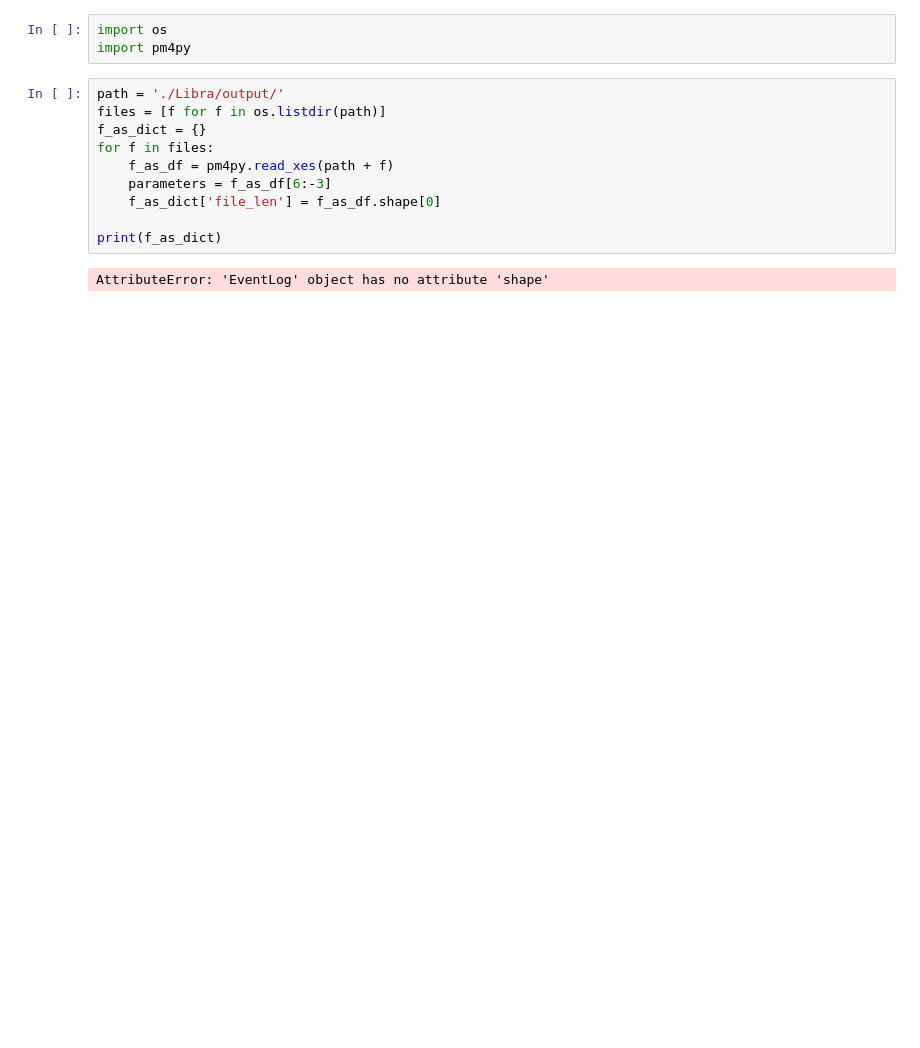
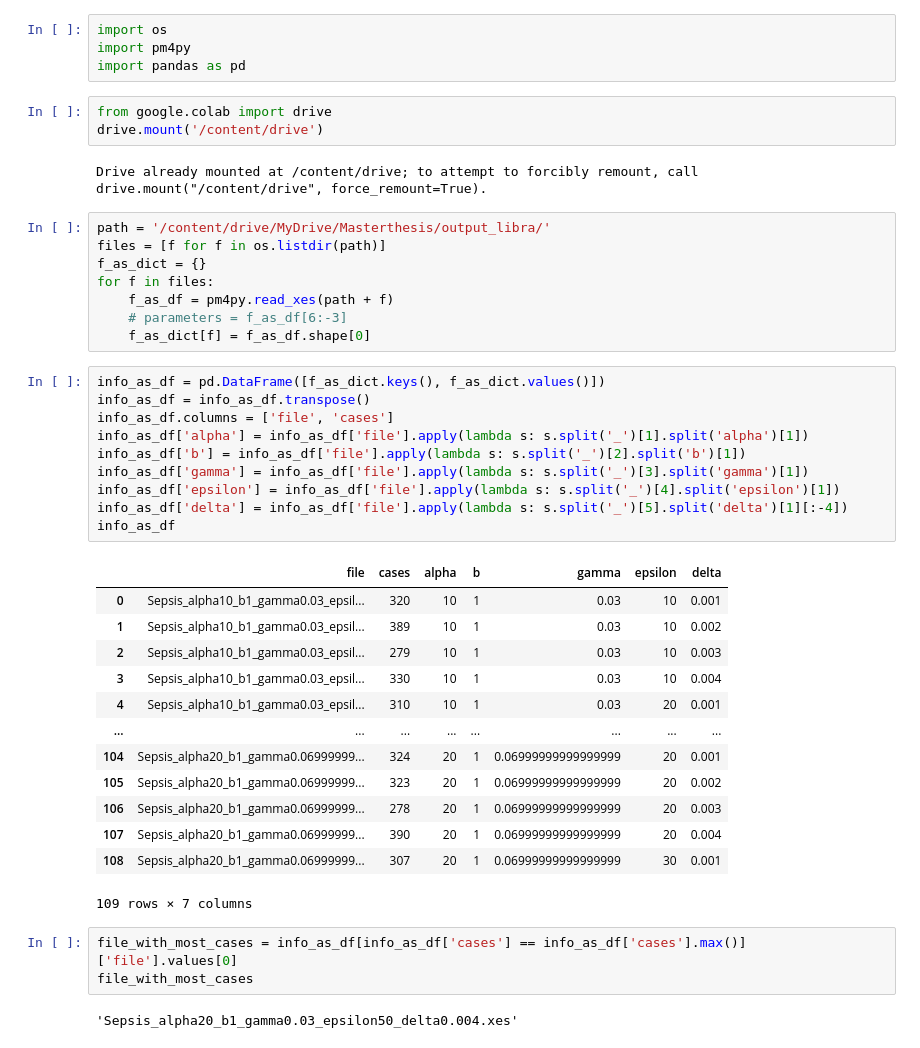
Before and after one commit to fahaerte/privacy_confidentiality_in_process_mining, a Jupyter notebook: Libra_Output_Analysis.ipynb, the cells around one changed output. Drawn from its saved outputs; the diff is of its cells as text; blank space fills up the shorter version.

```diff
--- a/Libra_Output_Analysis.ipynb
+++ b/Libra_Output_Analysis.ipynb
@@ -1,15 +21,46 @@
 # %%
 import os
 import pm4py
+import pandas as pd
+# %%
+from google.colab import drive
+drive.mount('/content/drive')
+# %% [output]
+Drive already mounted at /content/drive; to attempt to forcibly remount, call drive.mount("/content/drive", force_remount=True).
 # %%
-path = './Libra/output/'
+path = '/content/drive/MyDrive/Masterthesis/output_libra/'
 files = [f for f in os.listdir(path)]
 f_as_dict = {}
 for f in files:
     f_as_df = pm4py.read_xes(path + f)
-    parameters = f_as_df[6:-3]
-    f_as_dict['file_len'] = f_as_df.shape[0]
-
-print(f_as_dict)
+    # parameters = f_as_df[6:-3]
+    f_as_dict[f] = f_as_df.shape[0]
-# %% [output]
-AttributeError: 'EventLog' object has no attribute 'shape'
+# %%
+info_as_df = pd.DataFrame([f_as_dict.keys(), f_as_dict.values()])
+info_as_df = info_as_df.transpose()
+info_as_df.columns = ['file', 'cases']
+info_as_df['alpha'] = info_as_df['file'].apply(lambda s: s.split('_')[1].split('alpha')[1])
+info_as_df['b'] = info_as_df['file'].apply(lambda s: s.split('_')[2].split('b')[1])
+info_as_df['gamma'] = info_as_df['file'].apply(lambda s: s.split('_')[3].split('gamma')[1])
+info_as_df['epsilon'] = info_as_df['file'].apply(lambda s: s.split('_')[4].split('epsilon')[1])
+info_as_df['delta'] = info_as_df['file'].apply(lambda s: s.split('_')[5].split('delta')[1][:-4])
+info_as_df
+# %% [output]
+|  | file | cases | alpha | b | gamma | epsilon | delta |
+| 0 | Sepsis_alpha10_b1_gamma0.03_epsil... | 320 | 10 | 1 | 0.03 | 10 | 0.001 |
+| 1 | Sepsis_alpha10_b1_gamma0.03_epsil... | 389 | 10 | 1 | 0.03 | 10 | 0.002 |
+| 2 | Sepsis_alpha10_b1_gamma0.03_epsil... | 279 | 10 | 1 | 0.03 | 10 | 0.003 |
+| 3 | Sepsis_alpha10_b1_gamma0.03_epsil... | 330 | 10 | 1 | 0.03 | 10 | 0.004 |
+| 4 | Sepsis_alpha10_b1_gamma0.03_epsil... | 310 | 10 | 1 | 0.03 | 20 | 0.001 |
+| ... | ... | ... | ... | ... | ... | ... | ... |
+| 104 | Sepsis_alpha20_b1_gamma0.06999999... | 324 | 20 | 1 | 0.06999999999999999 | 20 | 0.001 |
+| 105 | Sepsis_alpha20_b1_gamma0.06999999... | 323 | 20 | 1 | 0.06999999999999999 | 20 | 0.002 |
+| 106 | Sepsis_alpha20_b1_gamma0.06999999... | 278 | 20 | 1 | 0.06999999999999999 | 20 | 0.003 |
+| 107 | Sepsis_alpha20_b1_gamma0.06999999... | 390 | 20 | 1 | 0.06999999999999999 | 20 | 0.004 |
+| 108 | Sepsis_alpha20_b1_gamma0.06999999... | 307 | 20 | 1 | 0.06999999999999999 | 30 | 0.001 |
+109 rows × 7 columns
+# %%
+file_with_most_cases = info_as_df[info_as_df['cases'] == info_as_df['cases'].max()]['file'].values[0]
+file_with_most_cases
+# %% [output]
+'Sepsis_alpha20_b1_gamma0.03_epsilon50_delta0.004.xes'
```
Also changed, not shown: parts of 3 cells of this notebook.
